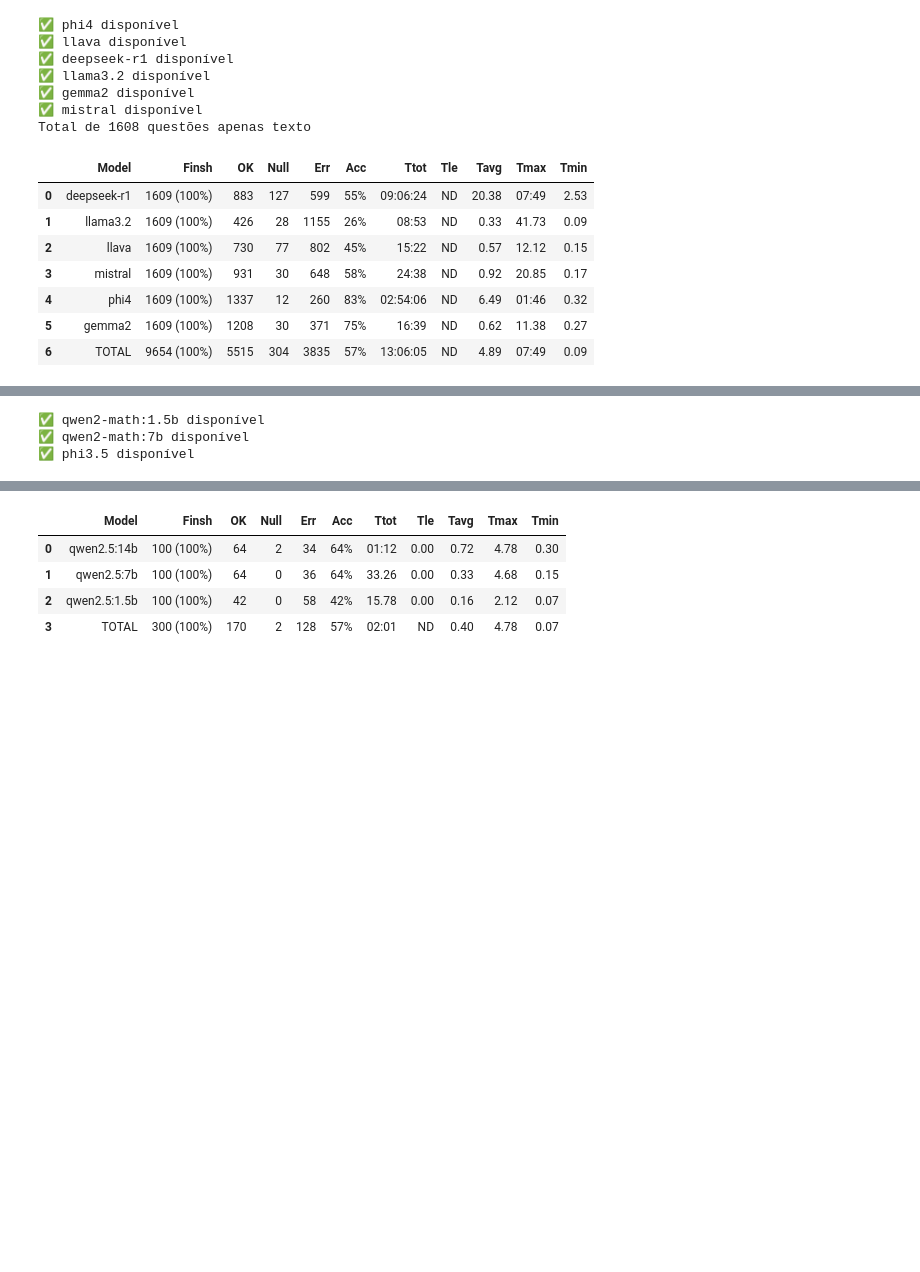
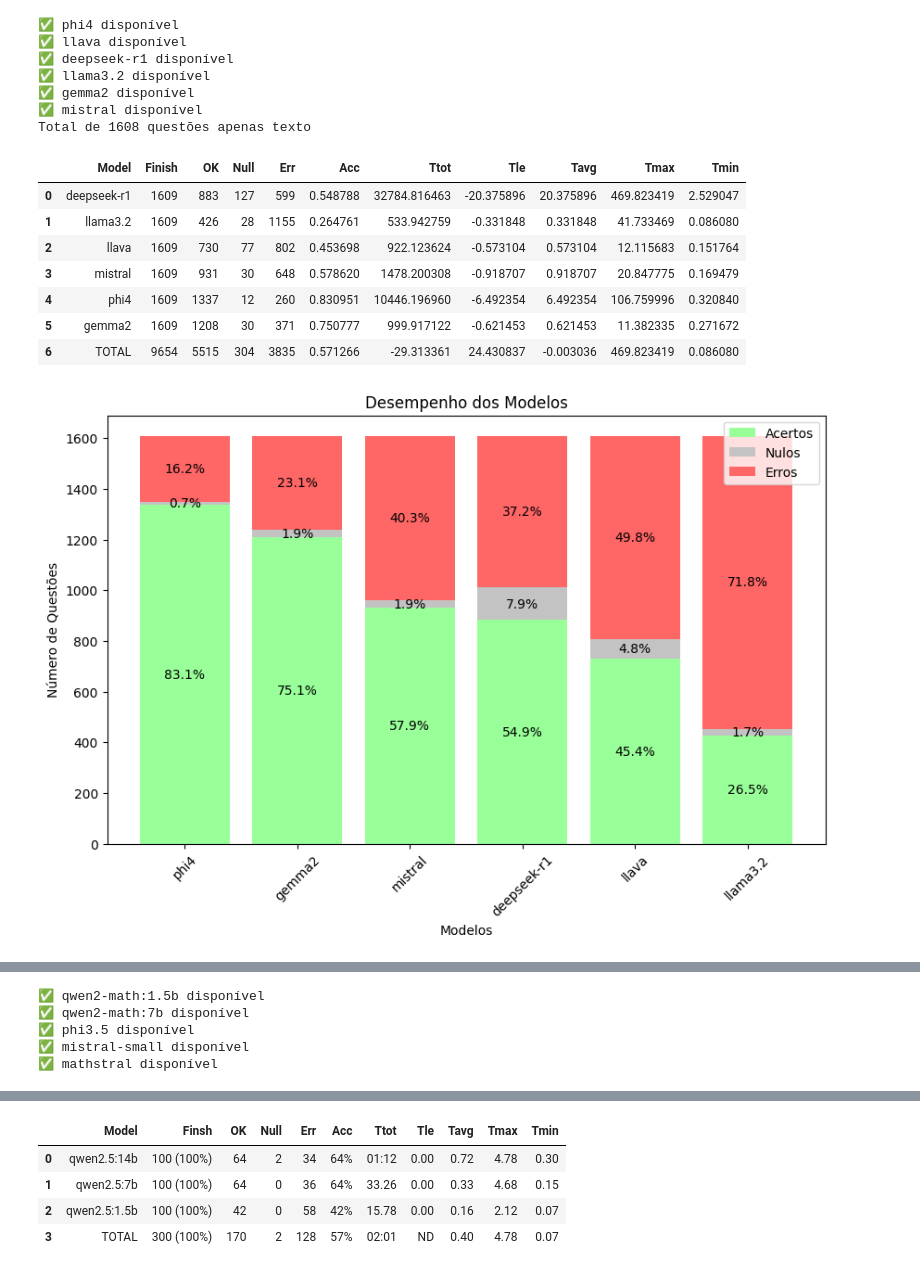
Before and after one commit to rubdelima/estuda-ia, a Jupyter notebook: 01-Predict.ipynb, the cells around one changed output, grey strips where cells are left out. Saved outputs shown, nothing was run; the diff lists cells and outputs as text; code cells hidden in the pictures; blank space fills up the shorter version.

Commit message:
merge plots

```diff
--- a/01-Predict.ipynb
+++ b/01-Predict.ipynb
@@ -27,22 +30,29 @@ Total de 1608 questões apenas texto
 # %%
 # Teste das Questões no Ollama
 
 from ollama_help.runner import test_ollama_models
-from utils import test_table
+from utils import test_table, plots
+from IPython.display import display
 
 test_ollama_models(
     models = sorted(avaliable_text_models, key=lambda x : len(x)),
     questions = text_questions,
     predict_file ="./predict_data/text_predictions.json",
 )
 
-test_table("./predict_data/text_predictions.json", len(text_questions))
+text_table = test_table("./predict_data/text_predictions.json", len(text_questions))
+display(text_table)
+
+plots.model_performance(text_table)
+plots.time_metrics(text_table)
+plots.accuracy_vs_time(text_table)
 # %% [output]
-|  | Model | Finsh | OK | Null | Err | Acc | Ttot | Tle | Tavg | Tmax | Tmin |
-| 0 | deepseek-r1 | 1609 (100%) | 883 | 127 | 599 | 55% | 09:06:24 | ND | 20.38 | 07:49 | 2.53 |
-| 1 | llama3.2 | 1609 (100%) | 426 | 28 | 1155 | 26% | 08:53 | ND | 0.33 | 41.73 | 0.09 |
-| 2 | llava | 1609 (100%) | 730 | 77 | 802 | 45% | 15:22 | ND | 0.57 | 12.12 | 0.15 |
-| 3 | mistral | 1609 (100%) | 931 | 30 | 648 | 58% | 24:38 | ND | 0.92 | 20.85 | 0.17 |
-| 4 | phi4 | 1609 (100%) | 1337 | 12 | 260 | 83% | 02:54:06 | ND | 6.49 | 01:46 | 0.32 |
-| 5 | gemma2 | 1609 (100%) | 1208 | 30 | 371 | 75% | 16:39 | ND | 0.62 | 11.38 | 0.27 |
-| 6 | TOTAL | 9654 (100%) | 5515 | 304 | 3835 | 57% | 13:06:05 | ND | 4.89 | 07:49 | 0.09 |
+|  | Model | Finish | OK | Null | Err | Acc | Ttot | Tle | Tavg | Tmax | Tmin |
+| 0 | deepseek-r1 | 1609 | 883 | 127 | 599 | 0.548788 | 32784.816463 | -20.375896 | 20.375896 | 469.823419 | 2.529047 |
+| 1 | llama3.2 | 1609 | 426 | 28 | 1155 | 0.264761 | 533.942759 | -0.331848 | 0.331848 | 41.733469 | 0.086080 |
+| 2 | llava | 1609 | 730 | 77 | 802 | 0.453698 | 922.123624 | -0.573104 | 0.573104 | 12.115683 | 0.151764 |
+| 3 | mistral | 1609 | 931 | 30 | 648 | 0.578620 | 1478.200308 | -0.918707 | 0.918707 | 20.847775 | 0.169479 |
+| 4 | phi4 | 1609 | 1337 | 12 | 260 | 0.830951 | 10446.196960 | -6.492354 | 6.492354 | 106.759996 | 0.320840 |
+| 5 | gemma2 | 1609 | 1208 | 30 | 371 | 0.750777 | 999.917122 | -0.621453 | 0.621453 | 11.382335 | 0.271672 |
+| 6 | TOTAL | 9654 | 5515 | 304 | 3835 | 0.571266 | -29.313361 | 24.430837 | -0.003036 | 469.823419 | 0.086080 |
+[figure, added]
@@ -49,7 +61,7 @@ test_table("./predict_data/text_predictions.json", len(text_questions))
 # %%
 import random
 
-new_models = ["qwen2-math:1.5b", "qwen2-math:7b", "phi3.5", "mistral-small"]
+new_models = ["qwen2-math:1.5b", "qwen2-math:7b", "phi3.5", "mistral-small", "mathstral"]
 new_models_avaliable = list(check_models(new_models))
 
 random.seed(42)
@@ -64,6 +76,8 @@ example_context_questions = (
 ✅ qwen2-math:1.5b disponível
 ✅ qwen2-math:7b disponível
 ✅ phi3.5 disponível
+✅ mistral-small disponível
+✅ mathstral disponível
 # %%
 test_ollama_models(
     models = sorted(new_models_avaliable, key=lambda x : len(x)),
```
Also changed, not shown: parts of 6 cells of this notebook, 15 other files.
